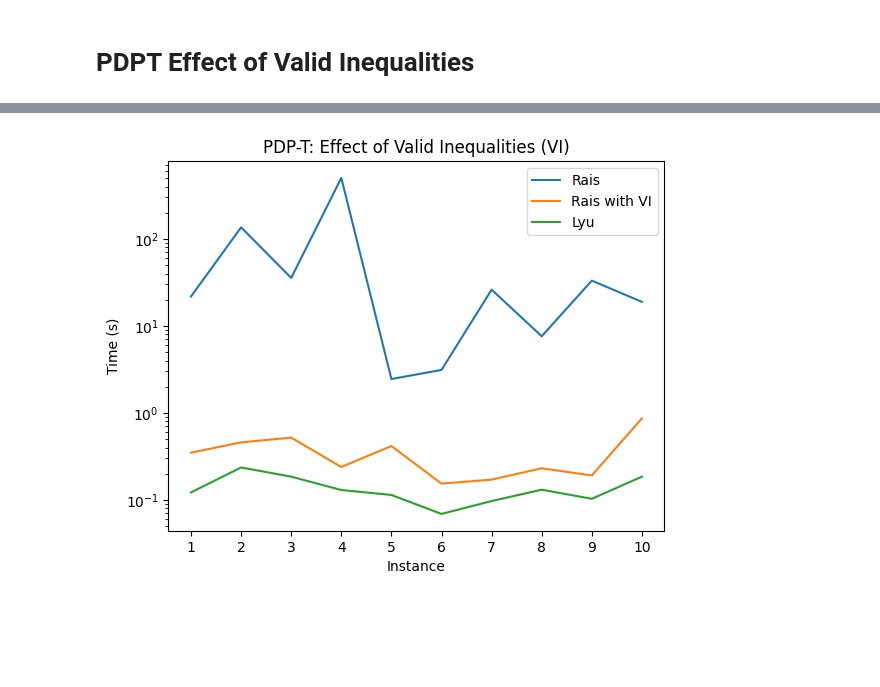
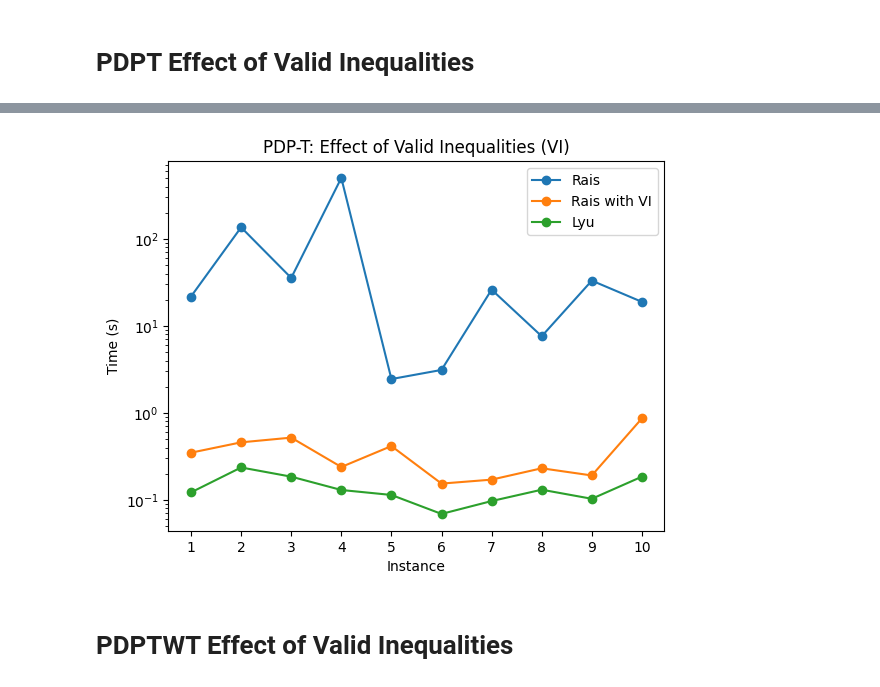
Before and after one commit to mauro-farina/pickup-and-delivery-problem, a Jupyter notebook: src/analyses.ipynb, the cells around one changed output, grey strips where cells are left out. Drawn from its saved outputs; the diff is of its cells as text; code cells hidden in the pictures; blank space fills up the shorter version.

Commit message:
redo analyses and plots

```diff
--- a/src/analyses.ipynb
+++ b/src/analyses.ipynb
@@ -251,19 +401,21 @@ df_rais_vi.set_index('Instance', inplace=True)
 # %%
 fig, ax = plt.subplots()
 
 ax.set(title='PDP-T: Effect of Valid Inequalities (VI)',
        ylabel='Time (s)',
        yscale='log',
        xlabel='Instance')
 
-ax.plot(df_rais['Time'], label='Rais')
-ax.plot(df_rais_vi['Time'], label='Rais with VI')
-ax.plot(df_lyu['Time'], label='Lyu')
+ax.plot(df_rais['Time'], marker='o', label='Rais')
+ax.plot(df_rais_vi['Time'], marker='o', label='Rais with VI')
+ax.plot(df_lyu['Time'], marker='o', label='Lyu')
 
 ax.set_xticks(range(0, 10), range(1, 11))
 ax.legend()
 
 fig.savefig('../figures/PDPT-ValidInequalities.png')
 plt.show()
 # %% [output]
-[figure, old version]
+[figure, new version]
+# %% [markdown]
+# PDPTWT Effect of Valid Inequalities
```
Also changed, not shown: parts of 29 cells of this notebook.
